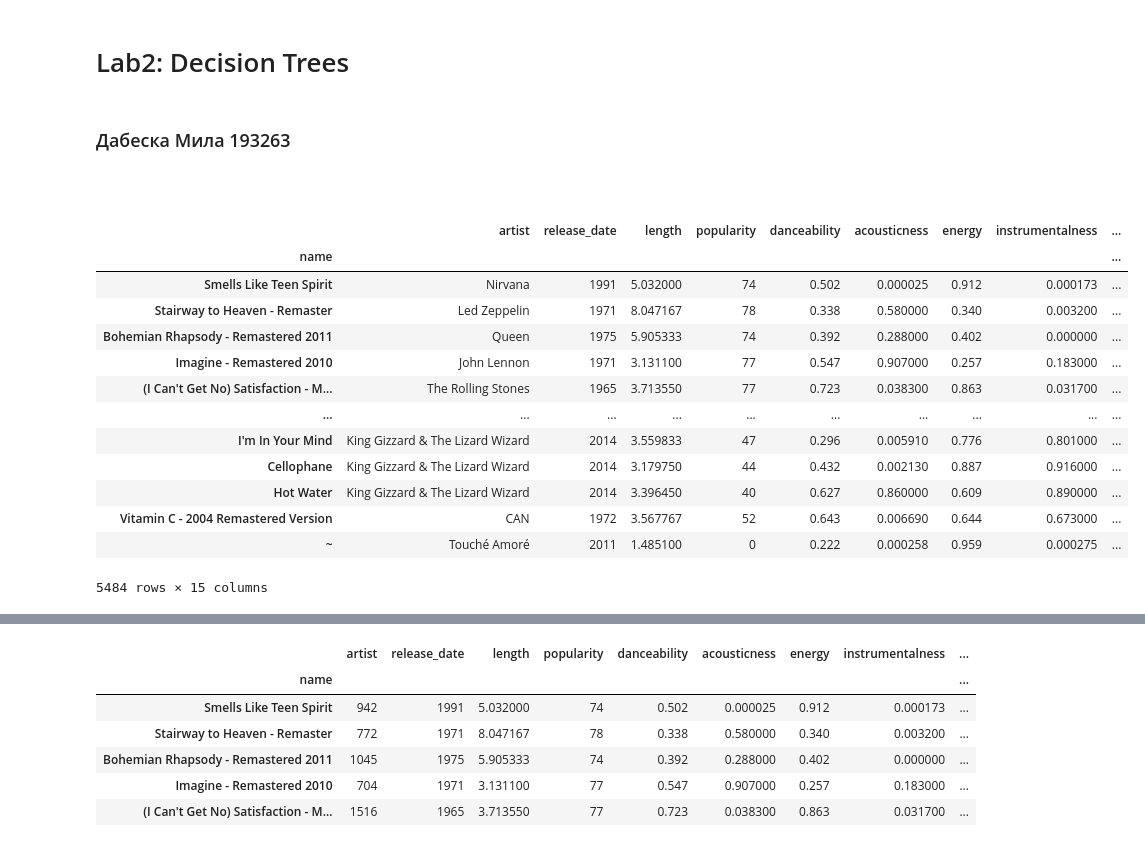
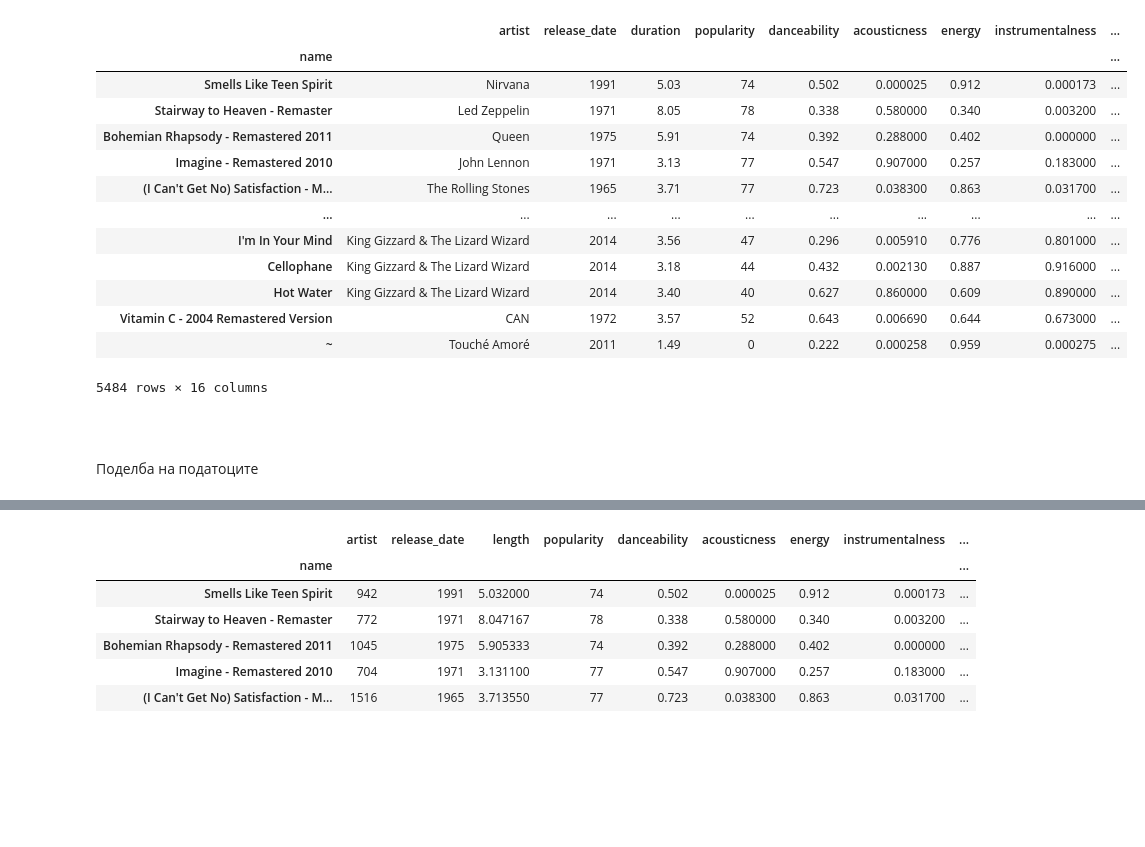
Before and after one commit to MilaDabeska/RockMusicAnalysis, a Jupyter notebook: Lab2.ipynb, the cells around one changed output, grey strips where cells are left out. Drawn from its saved outputs; the diff is of its cells as text; code cells hidden in the pictures; blank space fills up the shorter version.

```diff
--- a/Lab2.ipynb
+++ b/Lab2.ipynb
@@ -1,9 +1,3 @@
-# %% [markdown]
-# Lab2: Decision Trees
-# %% [markdown]
-### Дабеска Мила 193263
-# %% [markdown]
-&nbsp;
 # %%
 import numpy as np
 import matplotlib.pyplot as plt
@@ -22,23 +18,26 @@ from IPython.display import Image
 import warnings
 warnings.filterwarnings("ignore")
 # %%
-dataset=pd.read_csv('history-of-rock-spotify.csv')
-dataset.drop(['index', 'danceability.1'], axis=1, inplace = True)
+dataset=pd.read_csv('data/rock_music.csv')
 dataset.set_index('name', inplace=True)
 dataset
 # %% [output]
-|  | artist | release_date | length | popularity | danceability | acousticness | energy | instrumentalness | ... |
+|  | artist | release_date | duration | popularity | danceability | acousticness | energy | instrumentalness | ... |
 | name |  |  |  |  |  |  |  |  | ... |
-| Smells Like Teen Spirit | Nirvana | 1991 | 5.032000 | 74 | 0.502 | 0.000025 | 0.912 | 0.000173 | ... |
-| Stairway to Heaven - Remaster | Led Zeppelin | 1971 | 8.047167 | 78 | 0.338 | 0.580000 | 0.340 | 0.003200 | ... |
-| Bohemian Rhapsody - Remastered 2011 | Queen | 1975 | 5.905333 | 74 | 0.392 | 0.288000 | 0.402 | 0.000000 | ... |
-| Imagine - Remastered 2010 | John Lennon | 1971 | 3.131100 | 77 | 0.547 | 0.907000 | 0.257 | 0.183000 | ... |
-| (I Can't Get No) Satisfaction - M... | The Rolling Stones | 1965 | 3.713550 | 77 | 0.723 | 0.038300 | 0.863 | 0.031700 | ... |
+| Smells Like Teen Spirit | Nirvana | 1991 | 5.03 | 74 | 0.502 | 0.000025 | 0.912 | 0.000173 | ... |
+| Stairway to Heaven - Remaster | Led Zeppelin | 1971 | 8.05 | 78 | 0.338 | 0.580000 | 0.340 | 0.003200 | ... |
+| Bohemian Rhapsody - Remastered 2011 | Queen | 1975 | 5.91 | 74 | 0.392 | 0.288000 | 0.402 | 0.000000 | ... |
+| Imagine - Remastered 2010 | John Lennon | 1971 | 3.13 | 77 | 0.547 | 0.907000 | 0.257 | 0.183000 | ... |
+| (I Can't Get No) Satisfaction - M... | The Rolling Stones | 1965 | 3.71 | 77 | 0.723 | 0.038300 | 0.863 | 0.031700 | ... |
 | ... | ... | ... | ... | ... | ... | ... | ... | ... | ... |
-| I'm In Your Mind | King Gizzard & The Lizard Wizard | 2014 | 3.559833 | 47 | 0.296 | 0.005910 | 0.776 | 0.801000 | ... |
-| Cellophane | King Gizzard & The Lizard Wizard | 2014 | 3.179750 | 44 | 0.432 | 0.002130 | 0.887 | 0.916000 | ... |
-| Hot Water | King Gizzard & The Lizard Wizard | 2014 | 3.396450 | 40 | 0.627 | 0.860000 | 0.609 | 0.890000 | ... |
-| Vitamin C - 2004 Remastered Version | CAN | 1972 | 3.567767 | 52 | 0.643 | 0.006690 | 0.644 | 0.673000 | ... |
-| ~ | Touché Amoré | 2011 | 1.485100 | 0 | 0.222 | 0.000258 | 0.959 | 0.000275 | ... |
+| I'm In Your Mind | King Gizzard & The Lizard Wizard | 2014 | 3.56 | 47 | 0.296 | 0.005910 | 0.776 | 0.801000 | ... |
+| Cellophane | King Gizzard & The Lizard Wizard | 2014 | 3.18 | 44 | 0.432 | 0.002130 | 0.887 | 0.916000 | ... |
+| Hot Water | King Gizzard & The Lizard Wizard | 2014 | 3.40 | 40 | 0.627 | 0.860000 | 0.609 | 0.890000 | ... |
+| Vitamin C - 2004 Remastered Version | CAN | 1972 | 3.57 | 52 | 0.643 | 0.006690 | 0.644 | 0.673000 | ... |
+| ~ | Touché Amoré | 2011 | 1.49 | 0 | 0.222 | 0.000258 | 0.959 | 0.000275 | ... |
-5484 rows × 15 columns
+5484 rows × 16 columns
+# %% [markdown]
+&nbsp;
+# %% [markdown]
+Поделба на податоците
 # %%
```
Also changed, not shown: parts of 12 cells of this notebook, 2 other files.
